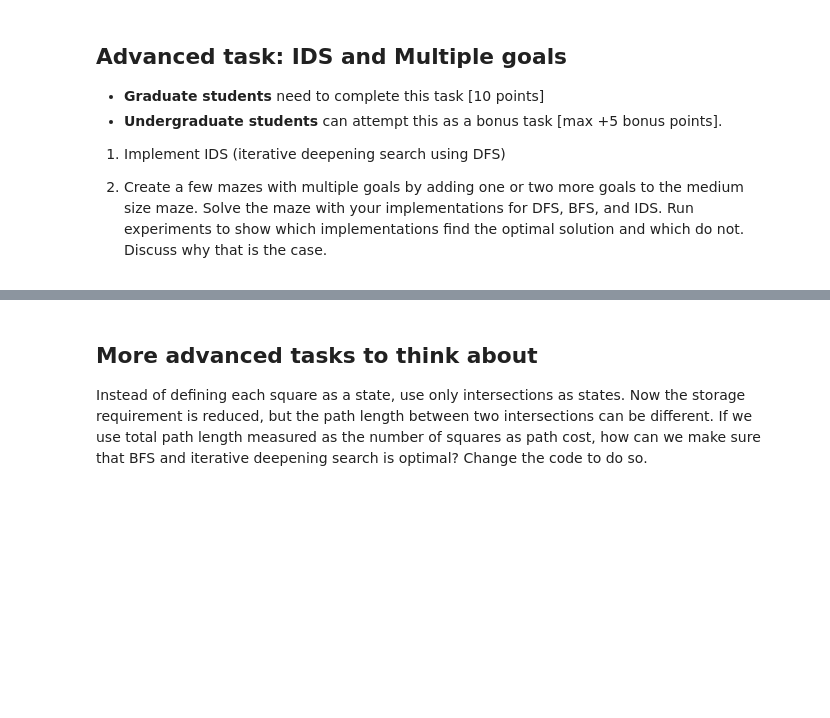
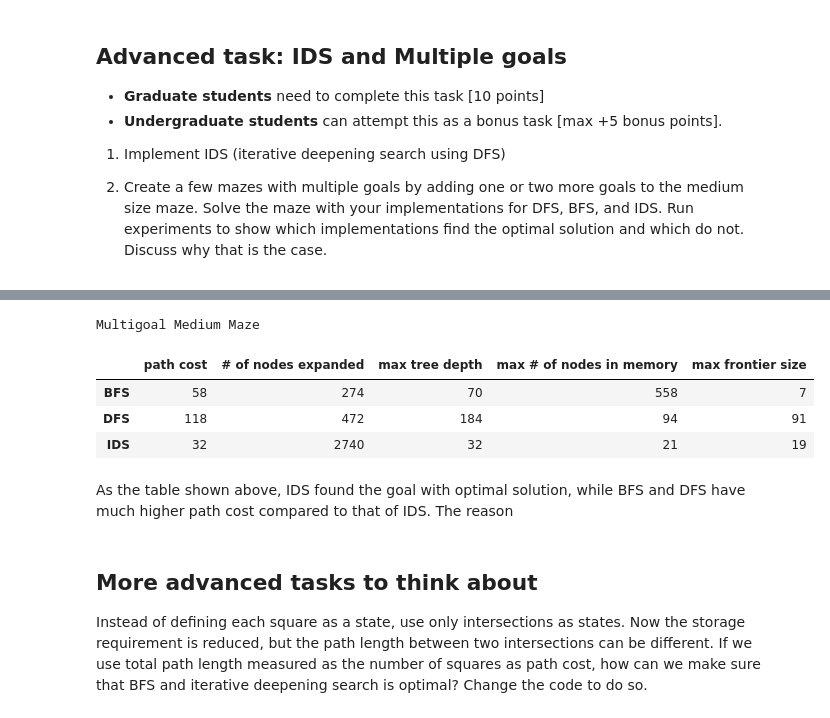
Before and after one commit to Owen-Deng/CS7320-AI, a Jupyter notebook: Search/Maze.ipynb, the cells around one changed output, grey strips where cells are left out. Drawn from its saved outputs; the diff is of its cells as text; code cells hidden in the pictures; blank space fills up the shorter version.

```diff
--- a/Search/Maze.ipynb
+++ b/Search/Maze.ipynb
@@ -525,3 +522,26 @@ mh.show_maze(maze)
+# %%
+metrics = []
+index = ['BFS', 'DFS', 'IDS']
+
+res_bfs = breadth_first_search(multigoal_maze)
+res_dfs = depth_first_search(multigoal_maze)
+res_ids = iterative_deepening_search(multigoal_maze)
+
+# visualize tables
+data = [res_bfs, res_dfs, res_ids]
+df = pd.DataFrame(data, columns=['path cost', '# of nodes expanded', 'max tree depth', 'max # of nodes in memory', 'max frontier size'], index = index)
+maze_name = 'Multigoal Medium Maze'
+print(maze_name)
+metrics.append((maze_name, df))
+display(df)
+# %% [output]
+Multigoal Medium Maze
+|  | path cost | # of nodes expanded | max tree depth | max # of nodes in memory | max frontier size |
+| BFS | 58 | 274 | 70 | 558 | 7 |
+| DFS | 118 | 472 | 184 | 94 | 91 |
+| IDS | 32 | 2740 | 32 | 21 | 19 |
+# %% [markdown]
+As the table shown above, IDS found the goal with optimal solution, while BFS and DFS have much higher path cost compared to that of IDS. The reason
 # %% [markdown]
 ## More advanced tasks to think about
 
```
Also changed, not shown: parts of 4 cells of this notebook.
